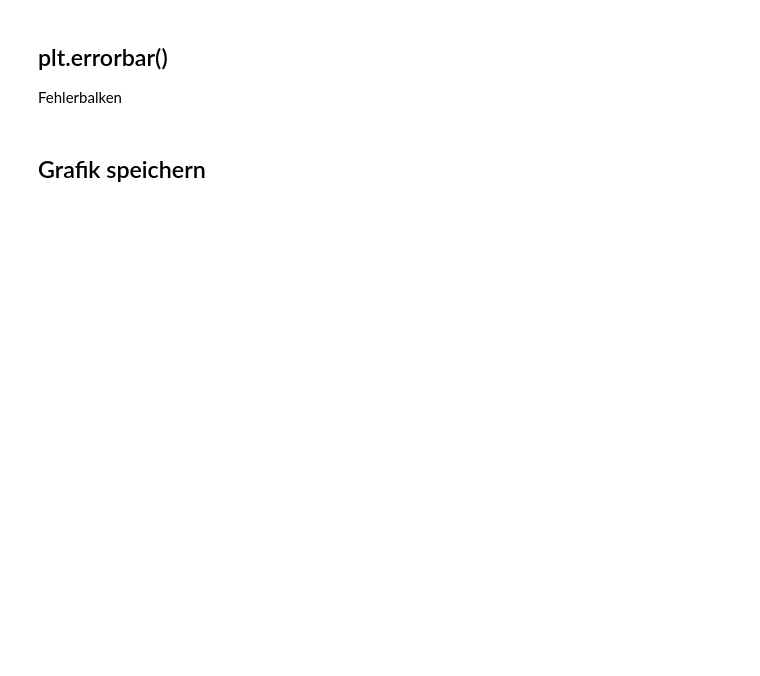
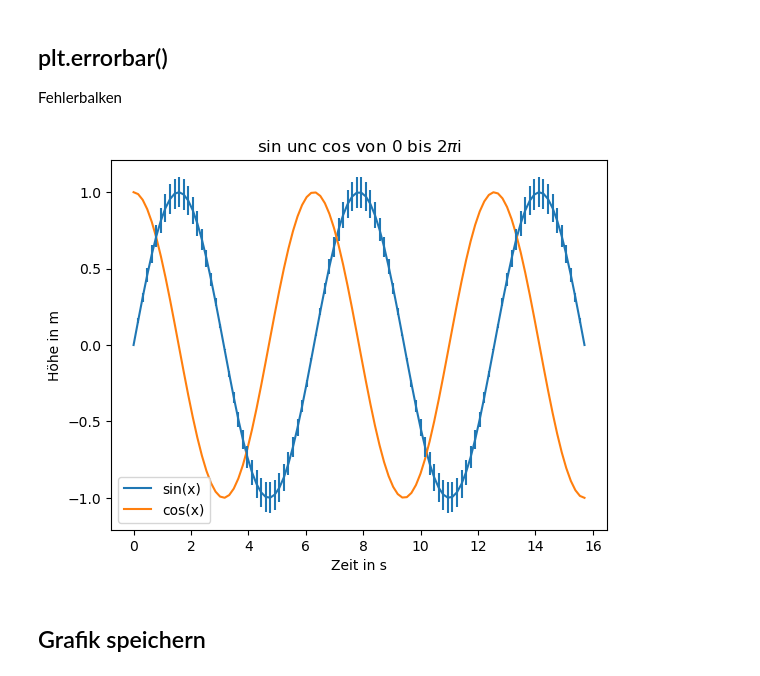
Before and after one commit to Physalis2/PythonKurs25, a Jupyter notebook: PythonKurs25/Notebooks-20250312/roh_10_matplotlib.ipynb, the cells around one changed output. Drawn from its saved outputs; the diff is of its cells as text; code cells hidden in the pictures; blank space fills up the shorter version.

```diff
--- a/PythonKurs25/Notebooks-20250312/roh_10_matplotlib.ipynb
+++ b/PythonKurs25/Notebooks-20250312/roh_10_matplotlib.ipynb
@@ -64,5 +77,22 @@ plt.plot(x,c,'g'),plt.plot(x,c,'^r')
 # %% [markdown]
 ## plt.errorbar()
 Fehlerbalken
+# %%
+x = np.linspace(0,5*np.pi,100)
+y = np.sin(x)
+c = np.cos(x)
+plt.plot(x,y, label = "sin(x)")
+plt.plot(x,c, label = "cos(x)")
+plt.xlabel("Zeit in s")
+plt.ylabel("Höhe in m")
+plt.legend()
+plt.title("sin unc cos von 0 bis 2$\\pi$i")
+
+dy = 0.1 * abs(y) # fehler 10% vom sinus
+plt.errorbar(x,y,yerr=dy,fmt="None")
+
+plt.show()
+# %% [output]
+[figure, added]
 # %% [markdown]
 ## Grafik speichern
```
Also changed, not shown: parts of 4 cells of this notebook, 5 other files.
